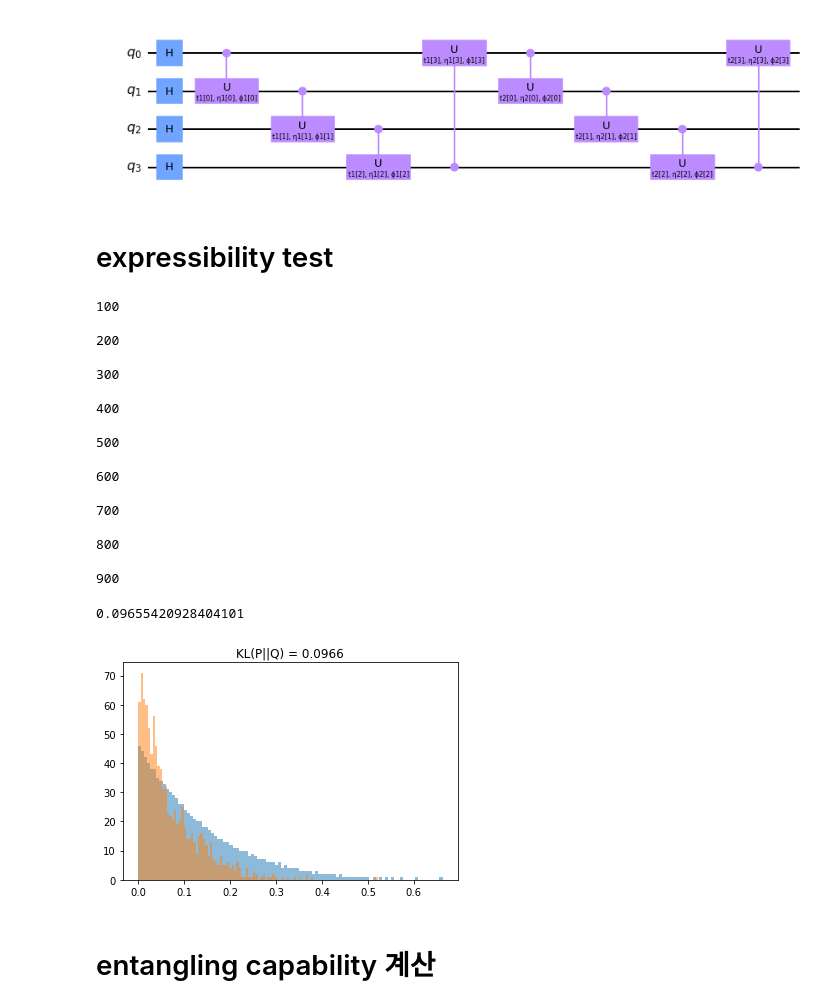
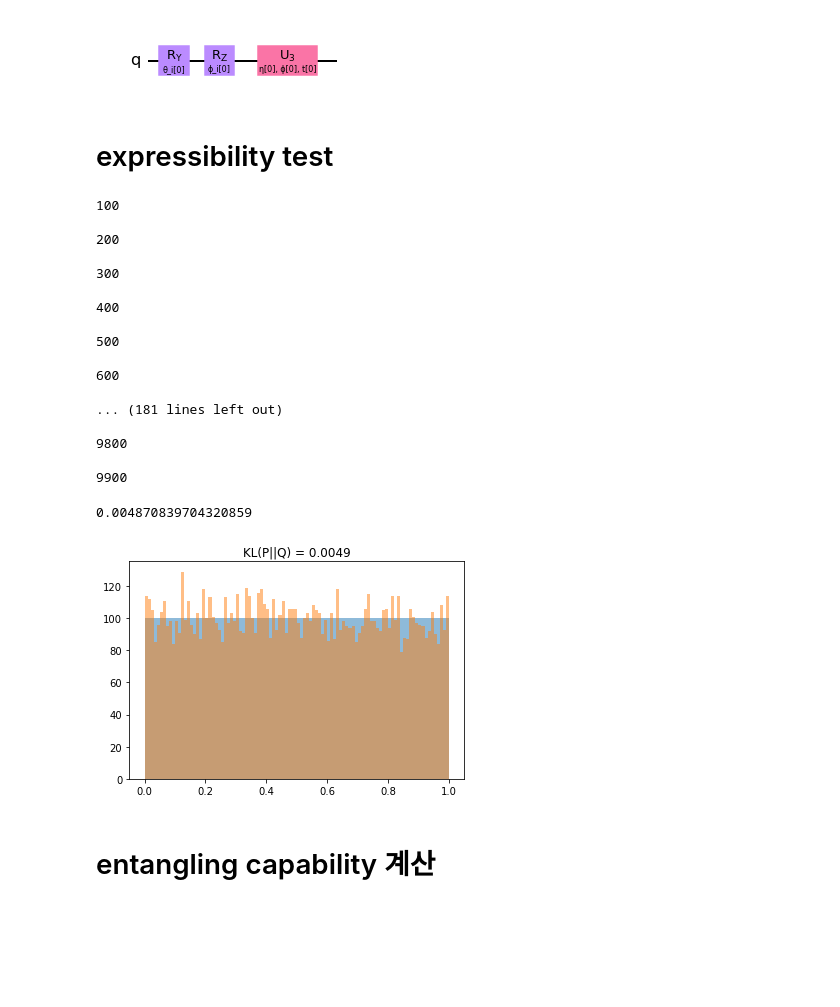
Before and after one commit to String137/Create-your-design-of-Parameterized-Quantum-Circuits, a Jupyter notebook: PQC_test.ipynb, the cells around one changed output. Drawn from its saved outputs; the diff is of its cells as text; code cells hidden in the pictures; blank space fills up the shorter version.

```diff
--- a/PQC_test.ipynb
+++ b/PQC_test.ipynb
@@ -1,35 +1,35 @@
 # %%
 from PQC import *
 # %%
-pqc = PQC("new4",4);
+pqc = PQC("new0",1);
 # %%
 pqc.circ.draw('mpl')
 # %% [output]
-[figure, old version]
+[figure, new version]
 # %% [markdown]
 # expressibility test
 # %%
-expressibility(pqc, 1000)
+expressibility(pqc, 10000)
 # %% [output]
 100
 
 200
 
 300
 
 400
 
 500
 
 600
 
-700
+... (181 lines left out)
 
-800
+9800
 
-900
+9900
-0.09655420928404101
+0.004870839704320859
-[figure, old version]
+[figure, new version]
 # %% [markdown]
 # entangling capability 계산
 # %%
```
Also changed, not shown: parts of 1 cell of this notebook, 1 other file.
